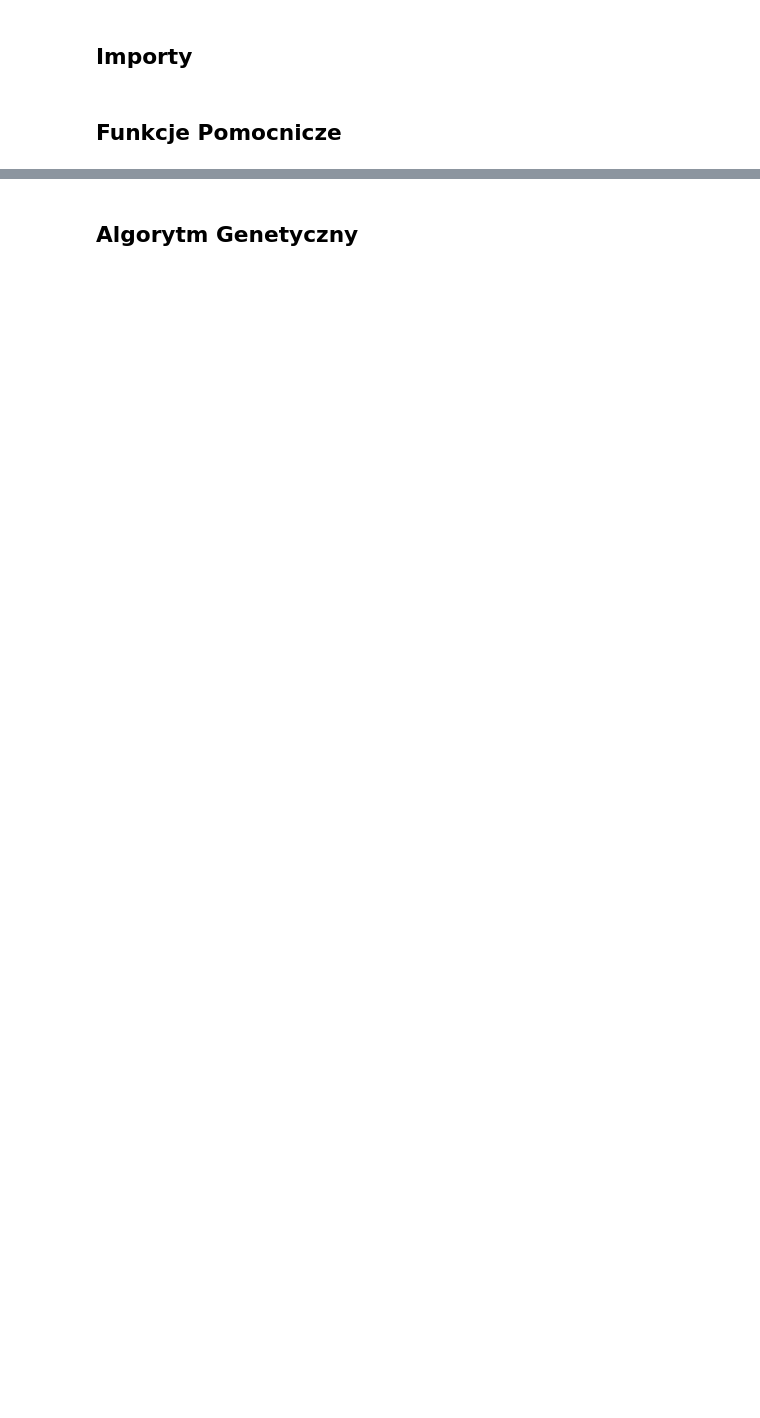
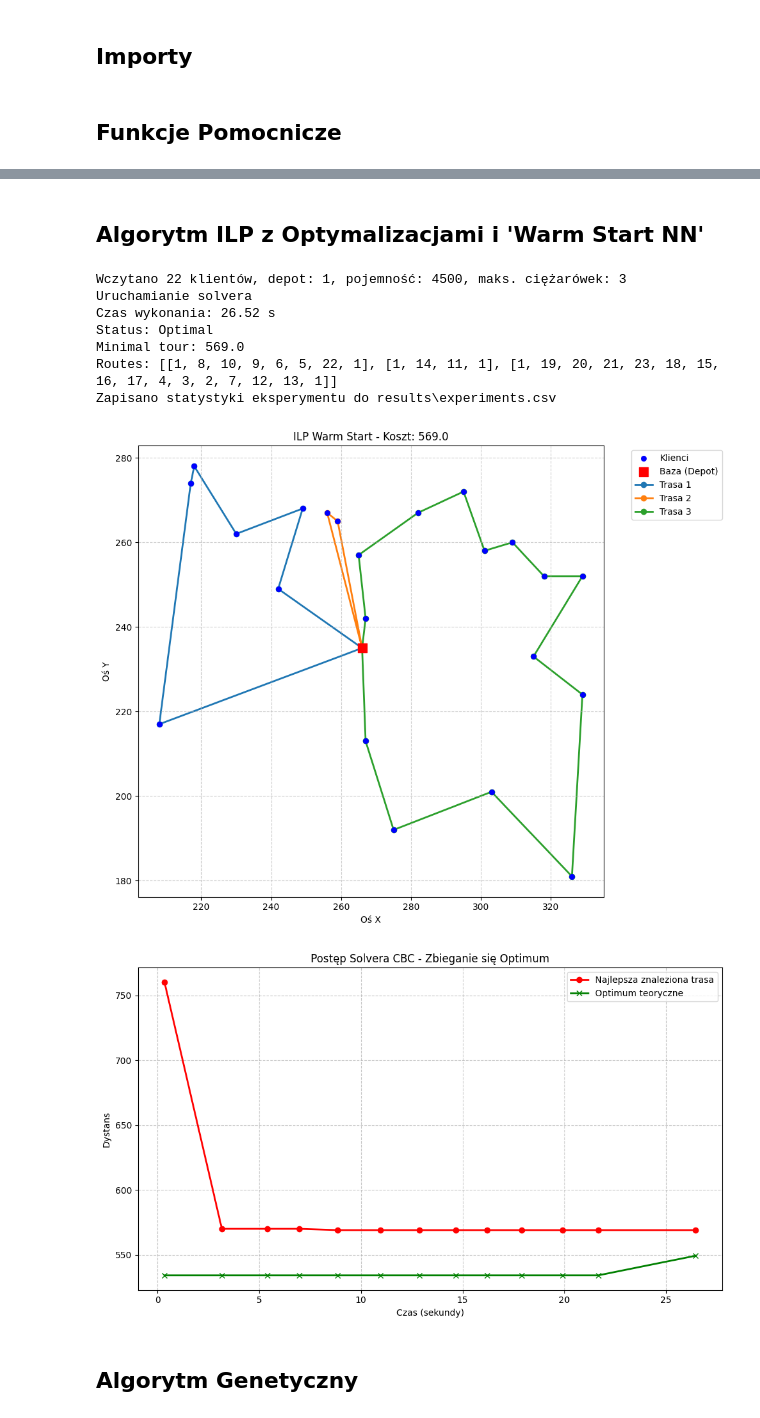
Before and after one commit to JakubRybak/Vehicle_Routing_Lp_Solver, a Jupyter notebook: projekt.ipynb, the cells around one changed output, grey strips where cells are left out. Drawn from its saved outputs; the diff is of its cells as text; code cells hidden in the pictures; blank space fills up the shorter version.

```diff
--- a/projekt.ipynb
+++ b/projekt.ipynb
@@ -39,3 +79,17 @@ Zapisano statystyki eksperymentu do results\experiments.csv
+# %% [markdown]
+## Algorytm ILP z Optymalizacjami i 'Warm Start NN'
+# %%
+run_experiments(instances, solve_cvrp_ilp_warm, time_limit=30)
+# %% [output]
+Wczytano 22 klientów, depot: 1, pojemność: 4500, maks. ciężarówek: 3
+Uruchamianie solvera
+Czas wykonania: 26.52 s
+Status: Optimal
+Minimal tour: 569.0
+Routes: [[1, 8, 10, 9, 6, 5, 22, 1], [1, 14, 11, 1], [1, 19, 20, 21, 23, 18, 15, 16, 17, 4, 3, 2, 7, 12, 13, 1]]
+Zapisano statystyki eksperymentu do results\experiments.csv
+[figure, added]
+[figure, added]
 # %% [markdown]
 ## Algorytm Genetyczny
 # %%
```
Also changed, not shown: parts of 13 cells of this notebook, 9 other files.
